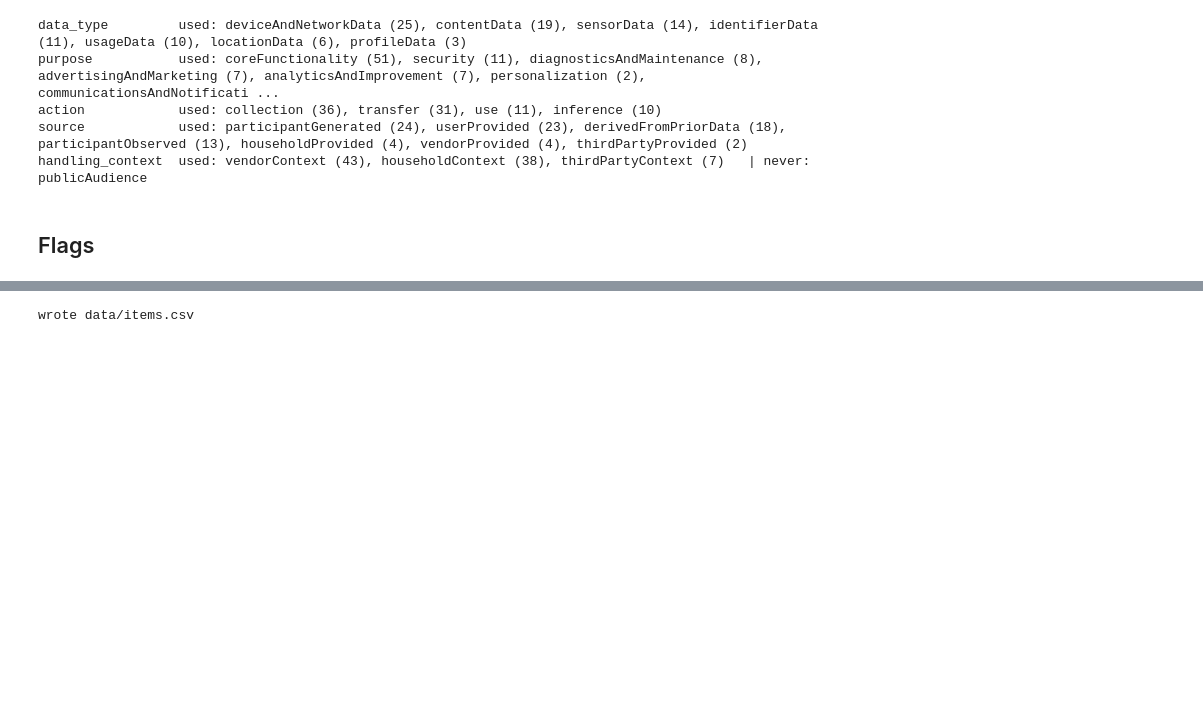
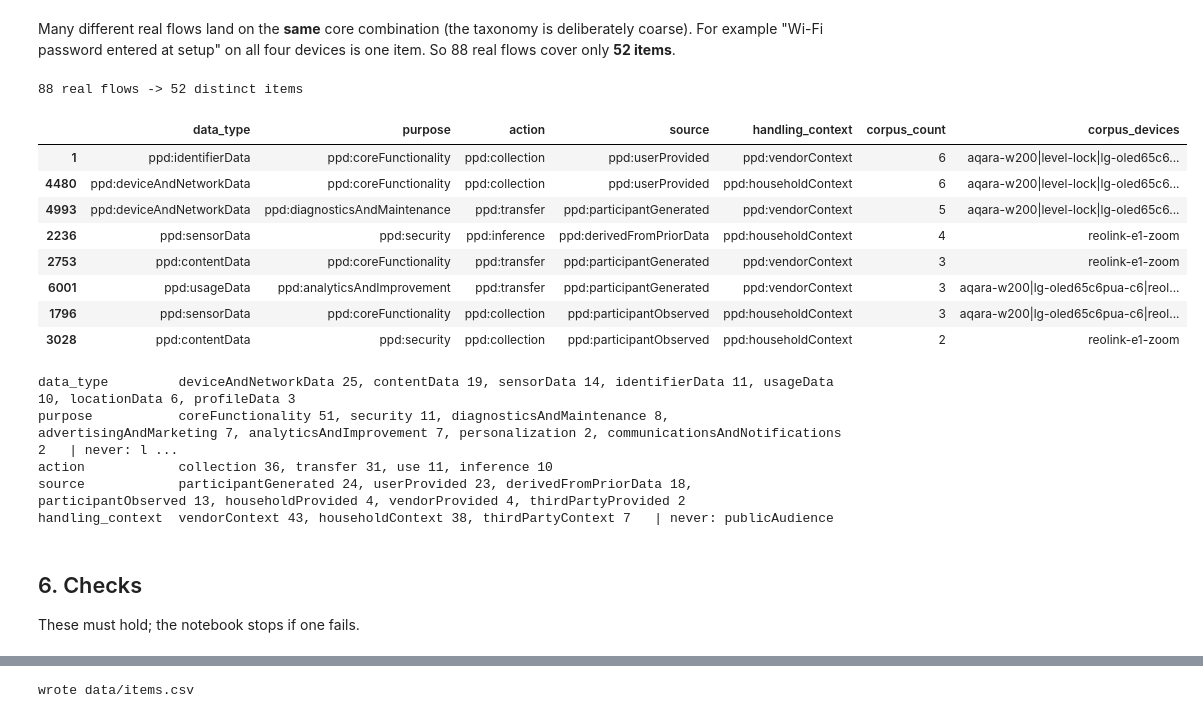
Before and after one commit to baktistr/ppd-household-presets, a Jupyter notebook: notebooks/01_items.ipynb, the cells around one changed output, grey strips where cells are left out. Cells and saved outputs as stored; diff of their text form; code cells hidden in the pictures; blank space fills up the shorter version.

```diff
--- a/notebooks/01_items.ipynb
+++ b/notebooks/01_items.ipynb
@@ -54,0 +67,6 @@ summary
+# %%
+rows = list(itertools.product(DATA_TYPES, PURPOSES, ACTIONS, SOURCES, HANDLING_CONTEXTS))
+items = pd.DataFrame(rows, columns=FIELDS)
+items.insert(0, "item_id", range(len(items)))
+print(f"{len(items):,} items")
+items.head()
@@ -54,0 +143,23 @@ summary
+# %%
+def import_corpus(app: Path) -> pd.DataFrame:
+    mock = app / "public" / "mock"
+    rows = []
+    for entry in json.loads((mock / "library.json").read_text())["devices"]:
+        device = json.loads((mock / "devices" / f"{entry['id']}.json").read_text())
+        for flow in device["flows"]:
+            t, c = flow["taxonomy"], flow["taxonomy"].get("constraints") or {}
+            rows.append({"device_id": device["id"], "device_name": device["name"], "flow_id": flow["id"],
+                         "title": flow["title"], "phase": flow.get("phase", ""), "evidence": flow.get("evidence", ""),
+                         **{k: t[k] for k in FIELDS},
+                         "retention": c.get("retention", ""), "processing_boundary": c.get("processing_boundary", "")})
+    return pd.DataFrame(rows)
+
+corpus_path = DATA / "corpus" / "flows.csv"
+if (APP / "public" / "mock" / "library.json").exists():
+    corpus = import_corpus(APP)
+    corpus.to_csv(corpus_path, index=False)
+    print("refreshed from", APP.name)
+else:
+    print("using the committed snapshot")
+corpus = pd.read_csv(corpus_path)
+corpus.groupby("device_name").agg(flows=("flow_id", "size"))
@@ -55,15 +174,40 @@ summary
+# %% [markdown]
+Many different real flows land on the **same** core combination (the taxonomy is deliberately coarse). For example
+"Wi-Fi password entered at setup" on all four devices is one item. So 88 real flows cover only **52 items**.
+# %%
+grouped = corpus.groupby(FIELDS).agg(corpus_count=("flow_id", "size"),
+                                     corpus_devices=("device_id", lambda s: "|".join(sorted(set(s))))).reset_index()
+items = items.merge(grouped, on=FIELDS, how="left")
+items["corpus_count"] = items.corpus_count.fillna(0).astype(int)
+items["corpus_devices"] = items.corpus_devices.fillna("")
+items["in_corpus"] = items.corpus_count > 0
+print(f"{len(corpus)} real flows -> {items.in_corpus.sum()} distinct items")
+items[items.in_corpus].sort_values("corpus_count", ascending=False).head(8)[FIELDS + ["corpus_count", "corpus_devices"]]
+# %% [output]
+88 real flows -> 52 distinct items
+|  | data_type | purpose | action | source | handling_context | corpus_count | corpus_devices |
+| 1 | ppd:identifierData | ppd:coreFunctionality | ppd:collection | ppd:userProvided | ppd:vendorContext | 6 | aqara-w200|level-lock|lg-oled65c6... |
+| 4480 | ppd:deviceAndNetworkData | ppd:coreFunctionality | ppd:collection | ppd:userProvided | ppd:householdContext | 6 | aqara-w200|level-lock|lg-oled65c6... |
+| 4993 | ppd:deviceAndNetworkData | ppd:diagnosticsAndMaintenance | ppd:transfer | ppd:participantGenerated | ppd:vendorContext | 5 | aqara-w200|level-lock|lg-oled65c6... |
+| 2236 | ppd:sensorData | ppd:security | ppd:inference | ppd:derivedFromPriorData | ppd:householdContext | 4 | reolink-e1-zoom |
+| 2753 | ppd:contentData | ppd:coreFunctionality | ppd:transfer | ppd:participantGenerated | ppd:vendorContext | 3 | reolink-e1-zoom |
+| 6001 | ppd:usageData | ppd:analyticsAndImprovement | ppd:transfer | ppd:participantGenerated | ppd:vendorContext | 3 | aqara-w200|lg-oled65c6pua-c6|reol... |
+| 1796 | ppd:sensorData | ppd:coreFunctionality | ppd:collection | ppd:participantObserved | ppd:householdContext | 3 | aqara-w200|lg-oled65c6pua-c6|reol... |
+| 3028 | ppd:contentData | ppd:security | ppd:collection | ppd:participantObserved | ppd:householdContext | 2 | reolink-e1-zoom |
 # %%
-# Which core terms the real devices actually use, per field.
-for f in ["data_type", "purpose", "action", "source", "handling_context"]:
+# Which core terms the real devices use, per field (and which they never use).
+for f in FIELDS:
     used = corpus[f].value_counts()
-    unused = [short(t) for t in FIELD_TERMS[f] if t not in used.index]
-    print(f"{f:17} used: " + ", ".join(f"{short(k)} ({v})" for k, v in used.items()) + (f"   | never: {', '.join(unused)}" if unused else ""))
+    never = [short(t) for t in FIELD_TERMS[f] if t not in used.index]
+    print(f"{f:17} " + ", ".join(f"{short(k)} {v}" for k, v in used.items()) + (f"   | never: {', '.join(never)}" if never else ""))
 # %% [output]
-data_type         used: deviceAndNetworkData (25), contentData (19), sensorData (14), identifierData (11), usageData (10), locationData (6), profileData (3)
-purpose           used: coreFunctionality (51), security (11), diagnosticsAndMaintenance (8), advertisingAndMarketing (7), analyticsAndImprovement (7), personalization (2), communicationsAndNotificati ...
-action            used: collection (36), transfer (31), use (11), inference (10)
-source            used: participantGenerated (24), userProvided (23), derivedFromPriorData (18), participantObserved (13), householdProvided (4), vendorProvided (4), thirdPartyProvided (2)
-handling_context  used: vendorContext (43), householdContext (38), thirdPartyContext (7)   | never: publicAudience
+data_type         deviceAndNetworkData 25, contentData 19, sensorData 14, identifierData 11, usageData 10, locationData 6, profileData 3
+purpose           coreFunctionality 51, security 11, diagnosticsAndMaintenance 8, advertisingAndMarketing 7, analyticsAndImprovement 7, personalization 2, communicationsAndNotifications 2   | never: l ...
+action            collection 36, transfer 31, use 11, inference 10
+source            participantGenerated 24, userProvided 23, derivedFromPriorData 18, participantObserved 13, householdProvided 4, vendorProvided 4, thirdPartyProvided 2
+handling_context  vendorContext 43, householdContext 38, thirdPartyContext 7   | never: publicAudience
-# %% [markdown]
-## Flags
+# %% [markdown]
+## 6. Checks
+
+These must hold; the notebook stops if one fails.
 # %%
```
Also changed, not shown: parts of 21 cells of this notebook, 16 other files.
